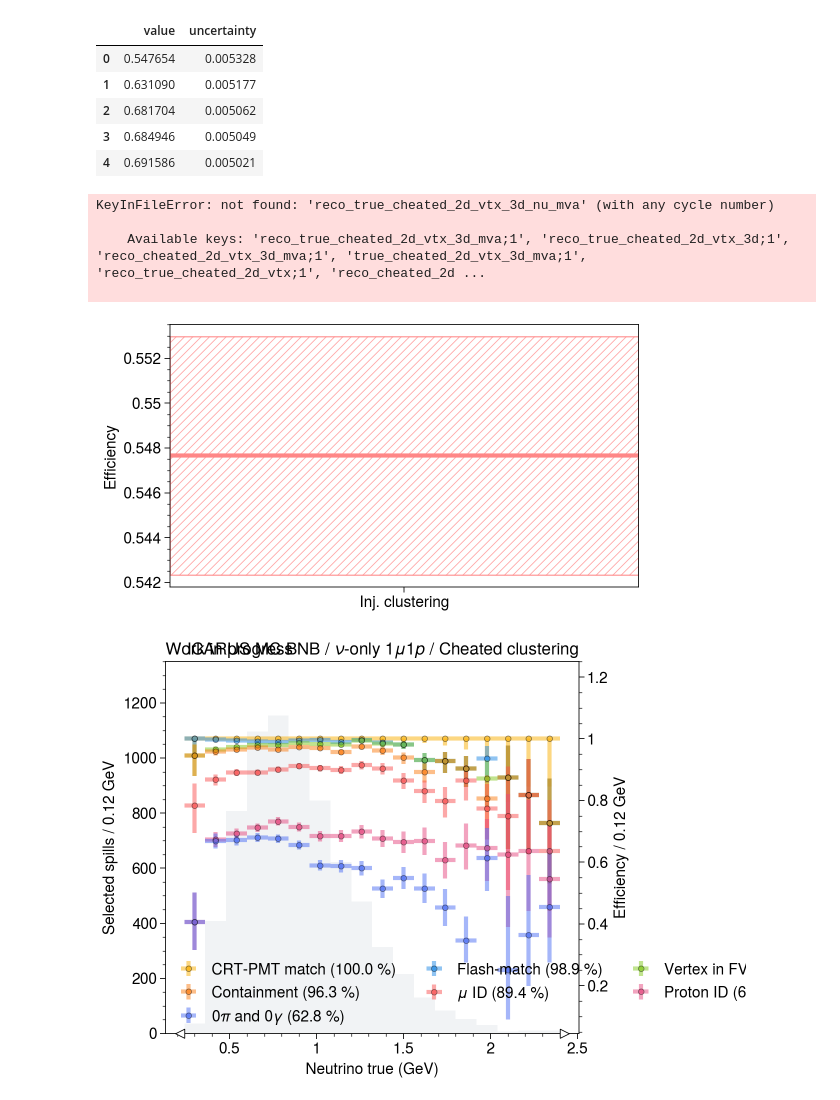
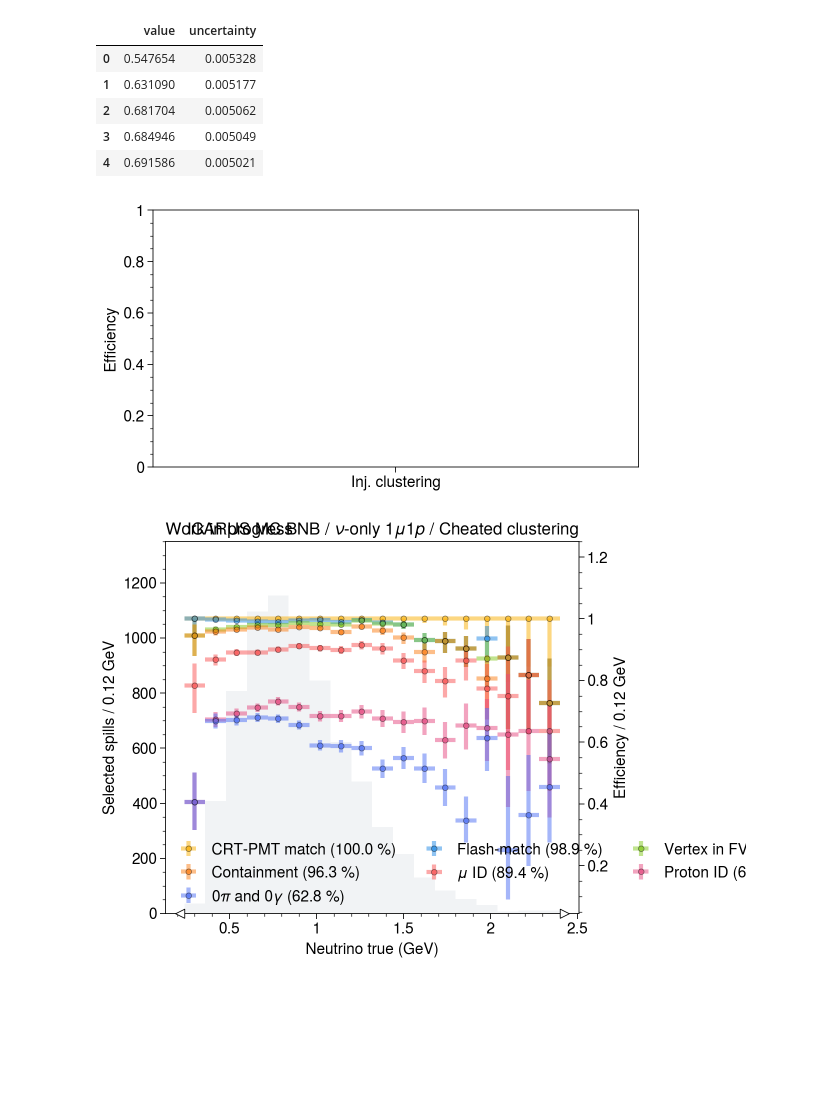
Before and after one commit to mattiasotgia/The_Empty_Hearse, a Jupyter notebook: notebooks/Np_plot.ipynb, the cells around one changed output. Cells and saved outputs as stored; diff of their text form; code cells hidden in the pictures; blank space fills up the shorter version.

```diff
--- a/notebooks/Np_plot.ipynb
+++ b/notebooks/Np_plot.ipynb
@@ -392,50 +471,46 @@ fig, ax = plot.subplots(
     ],
     # xrotation=35,
     # , yscale='log'
 )
 
 cheated_dict = {
     'xerr': 0.5,
     'markersize': 4,
     'mec': 'k',
     'markeredgewidth': 0.5,
     'capsize': 0,
     'elinewidth': 3
 }
 
 trees = [
     'cheated_2d',
     'cheated_vtx',
     'cheated_vtxSelection',
     'cheated_3d',
     'cheated_nuH',
     'cheated_mva'
 ]
 
 
 ## NOMINAL RECO
 
-for hatch, reco, label in zip(['////', '...'], ['nominal', 'cheated_2d_vtx_3d_nu_mva'], ['Nominal reconstruction', 'Full cheated reconstruciton']):
-    efficiency, (low, high) = CCNp_analysis.efficiency(reco)
-    ax[0].axhspan(ymin=(efficiency-low)[0], ymax=(efficiency+high)[0], hatch=hatch, fill=False, ec='red4', alpha=0.75, linewidth=1, label=label)
-    ax[0].axhline(efficiency, lw=3, c='red4')
+# for hatch, reco, label in zip(['////', '...'], ['nominal', 'cheated_2d_vtx_3d_nu_mva'], ['Nominal reconstruction', 'Full cheated reconstruciton']):
+#     efficiency, (low, high) = CCNp_analysis.efficiency(reco)
+#     ax[0].axhspan(ymin=(efficiency-low)[0], ymax=(efficiency+high)[0], hatch=hatch, fill=False, ec='red4', alpha=0.75, linewidth=1, label=label)
+#     ax[0].axhline(efficiency, lw=3, c='red4')
 
-## LADDER
-for i, tree in enumerate(trees):
-    efficiency, uncertainty = CCNp_analysis.efficiency(tree)
-    ax[0].errorbar(i+0.5, efficiency, yerr=uncertainty, **cheated_dict, color='red8', fmt='^', label=('Cheated reco.' if i==0 else None))
+# ## LADDER
+# for i, tree in enumerate(trees):
+#     efficiency, uncertainty = CCNp_analysis.efficiency(tree)
+#     ax[0].errorbar(i+0.5, efficiency, yerr=uncertainty, **cheated_dict, color='red8', fmt='^', label=('Cheated reco.' if i==0 else None))
 
-ax[0].format(rtitle=r'ICARUS MC BNB / $\nu$-only / $1\mu N\mathrm{p}$ selection')
-ax[0].legend(ncols=1, loc='ll', frameon=True)
-[ax[0].set_title('Preliminary', color='k', loc='left', weight='bold') for axi in ax]
+# ax[0].format(rtitle=r'ICARUS MC BNB / $\nu$-only / $1\mu N\mathrm{p}$ selection')
+# ax[0].legend(ncols=1, loc='ll', frameon=True)
+# [ax[0].set_title('Preliminary', color='k', loc='left', weight='bold') for axi in ax]
 
-fig.savefig('plots_CCNp_test/CCNp_efficiency_singles.pdf', bbox_inches='tight')
+# fig.savefig('plots_CCNp_test/CCNp_efficiency_singles.pdf', bbox_inches='tight')
 # %% [output]
-KeyInFileError: not found: 'reco_true_cheated_2d_vtx_3d_nu_mva' (with any cycle number)
-
-    Available keys: 'reco_true_cheated_2d_vtx_3d_mva;1', 'reco_true_cheated_2d_vtx_3d;1', 'reco_cheated_2d_vtx_3d_mva;1', 'true_cheated_2d_vtx_3d_mva;1', 'reco_true_cheated_2d_vtx;1', 'reco_cheated_2d ...
-
-[figure, old version]
+[figure, new version]
 # %%
 stage1_dict = {
         'cheated_2d': 'Cheated clustering',
```
Also changed, not shown: parts of 5 cells of this notebook, 17 other files.
